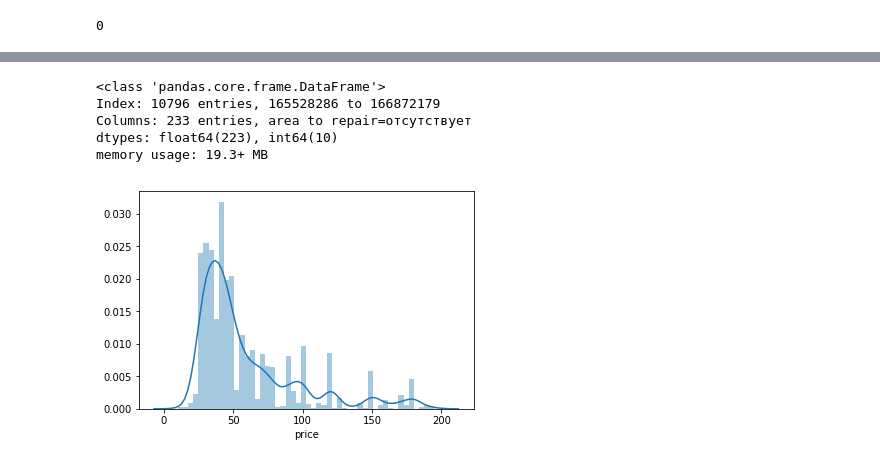
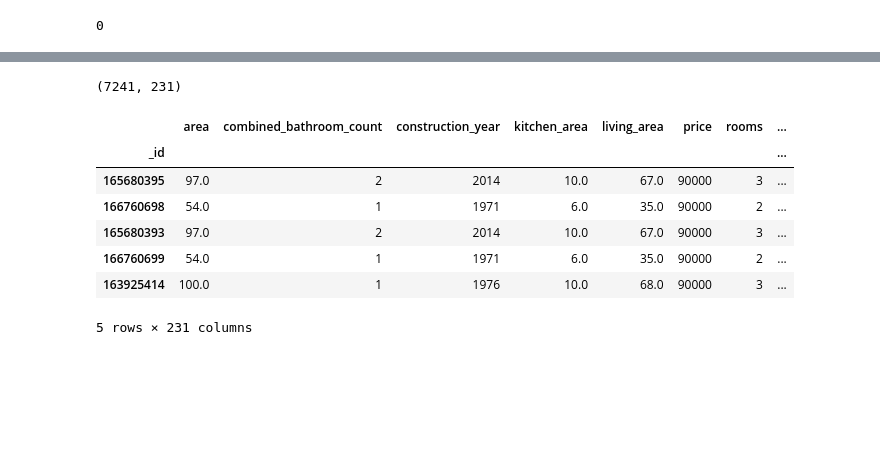
Before and after one commit to sopilnyak/underpriced, a Jupyter notebook: ml_module/features_extractor/data_preparing.ipynb, the cells around one changed output, grey strips where cells are left out. Drawn from its saved outputs; the diff is of its cells as text; code cells hidden in the pictures; blank space fills up the shorter version.

```diff
--- a/ml_module/features_extractor/data_preparing.ipynb
+++ b/ml_module/features_extractor/data_preparing.ipynb
@@ -258,0 +235,2 @@ df.shape
+# %%
+df = df[df.price >= 15000]
@@ -258,0 +239,4 @@ df.shape
+# %%
+df = df.drop(df.query('20000 < price < 60000').sample(frac=.4).index)
+# %%
+df = df.drop(df.query('price == 25000').sample(frac=.5).index)
@@ -261,21 +253,22 @@ with open('features.json', 'w') as outfile:
     all_columns = {}
     all_columns['features'] = df.columns.tolist()
     json.dump(all_columns, outfile)
+# %%
+df.shape
+# %% [output]
+(7241, 231)
 # %%
 df.to_csv('flats_data.csv')
-# %%
-df.info()
-# %% [output]
-<class 'pandas.core.frame.DataFrame'>
-Index: 10796 entries, 165528286 to 166872179
-Columns: 233 entries, area to repair=отсутствует
-dtypes: float64(223), int64(10)
-memory usage: 19.3+ MB
-# %%
-%matplotlib inline
-import seaborn as sns
-
-# Распределение квартир по цене:
-sns.distplot(df.price / 1000);
-# %% [output]
-[figure, removed]
+# %%
+res = df[df.price == 90000]
+# %%
+res.head()
+# %% [output]
+|  | area | combined_bathroom_count | construction_year | kitchen_area | living_area | price | rooms | ... |
+| _id |  |  |  |  |  |  |  | ... |
+| 165680395 | 97.0 | 2 | 2014 | 10.0 | 67.0 | 90000 | 3 | ... |
+| 166760698 | 54.0 | 1 | 1971 | 6.0 | 35.0 | 90000 | 2 | ... |
+| 165680393 | 97.0 | 2 | 2014 | 10.0 | 67.0 | 90000 | 3 | ... |
+| 166760699 | 54.0 | 1 | 1971 | 6.0 | 35.0 | 90000 | 2 | ... |
+| 163925414 | 100.0 | 1 | 1976 | 10.0 | 68.0 | 90000 | 3 | ... |
+5 rows × 231 columns
```
Also changed, not shown: parts of 21 cells of this notebook, 6 other files.
